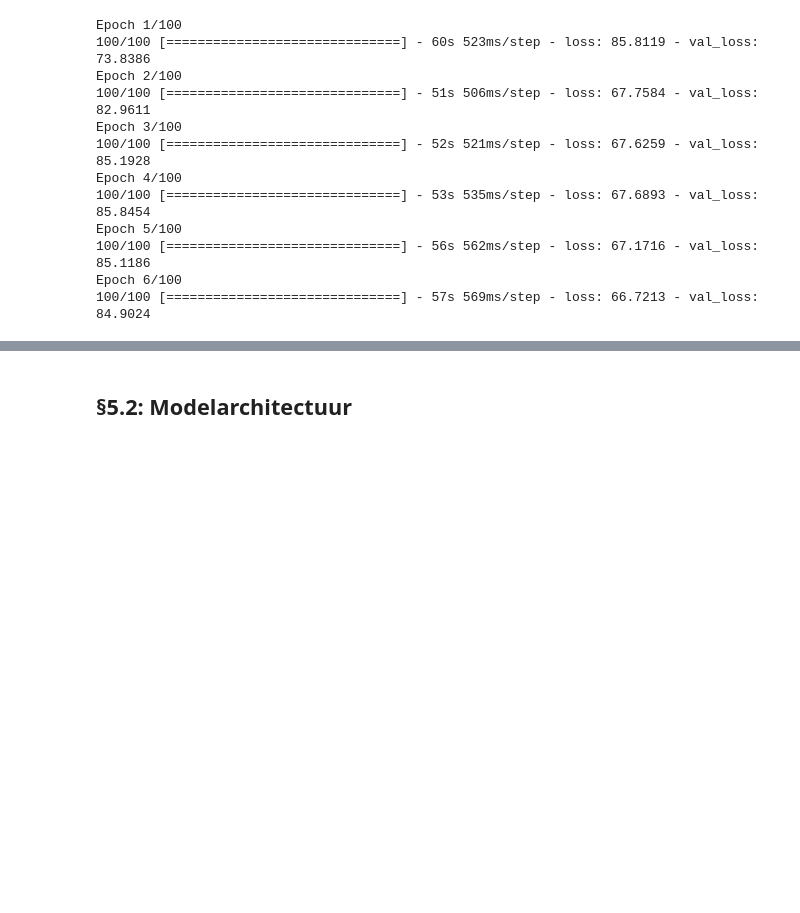
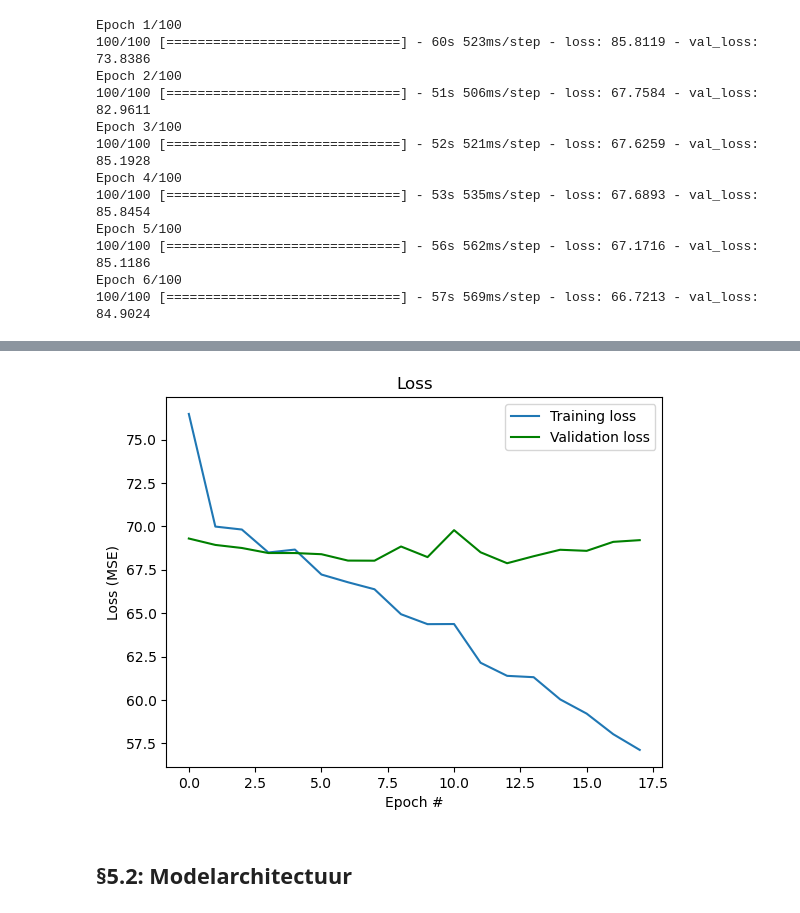
Before and after one commit to juliaboschman/Deep-Learning-Portfolio, a Jupyter notebook: Portfolio Deep Learning.ipynb, the cells around one changed output, grey strips where cells are left out. Drawn from its saved outputs; the diff is of its cells as text; code cells hidden in the pictures; blank space fills up the shorter version.

```diff
--- a/Portfolio Deep Learning.ipynb
+++ b/Portfolio Deep Learning.ipynb
@@ -664,0 +660,15 @@ Andere transfer learning modellen die getraind kunnen worden:
+# %%
+base_model5 = InceptionV3(weights='imagenet', include_top=False, input_shape=(256, 256, 3))
+stop_early = EarlyStopping(monitor='val_loss', patience=5)
+
+for layer in base_model5.layers:
+    layer.trainable = False
+
+x = Flatten()(base_model5.output)
+x = Dense(128, activation='relu')(x)
+x = Dropout(0.3)(x)
+predictions = Dense(1)(x)
+
+transfer_model5 = Model(inputs=base_model5.input, outputs=predictions)
+transfer_model5.compile(optimizer=tf.keras.optimizers.Adam(learning_rate=0.0001), loss='mape')
+history = transfer_model5.fit(train_dataset, epochs=100, validation_data=val_dataset, callbacks=[stop_early])
@@ -664,0 +693,10 @@ Andere transfer learning modellen die getraind kunnen worden:
+# %%
+plt.plot(history.history['loss'], label='Training loss')
+plt.plot(history.history['val_loss'], 'g', label='Validation loss')
+plt.xlabel('Epoch #')
+plt.ylabel('Loss (MSE)')
+plt.title('Loss')
+plt.legend()
+plt.show()
+# %% [output]
+[figure, added]
```
Also changed, not shown: parts of 5 cells of this notebook.
